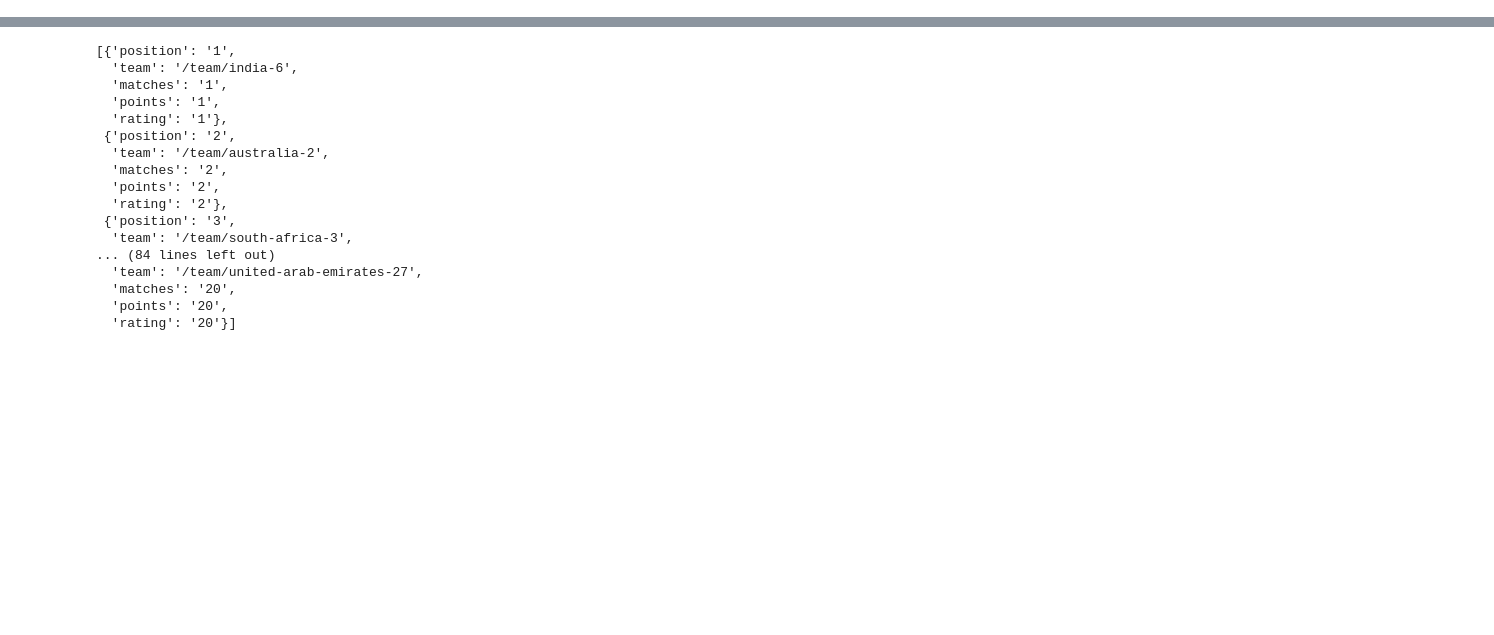
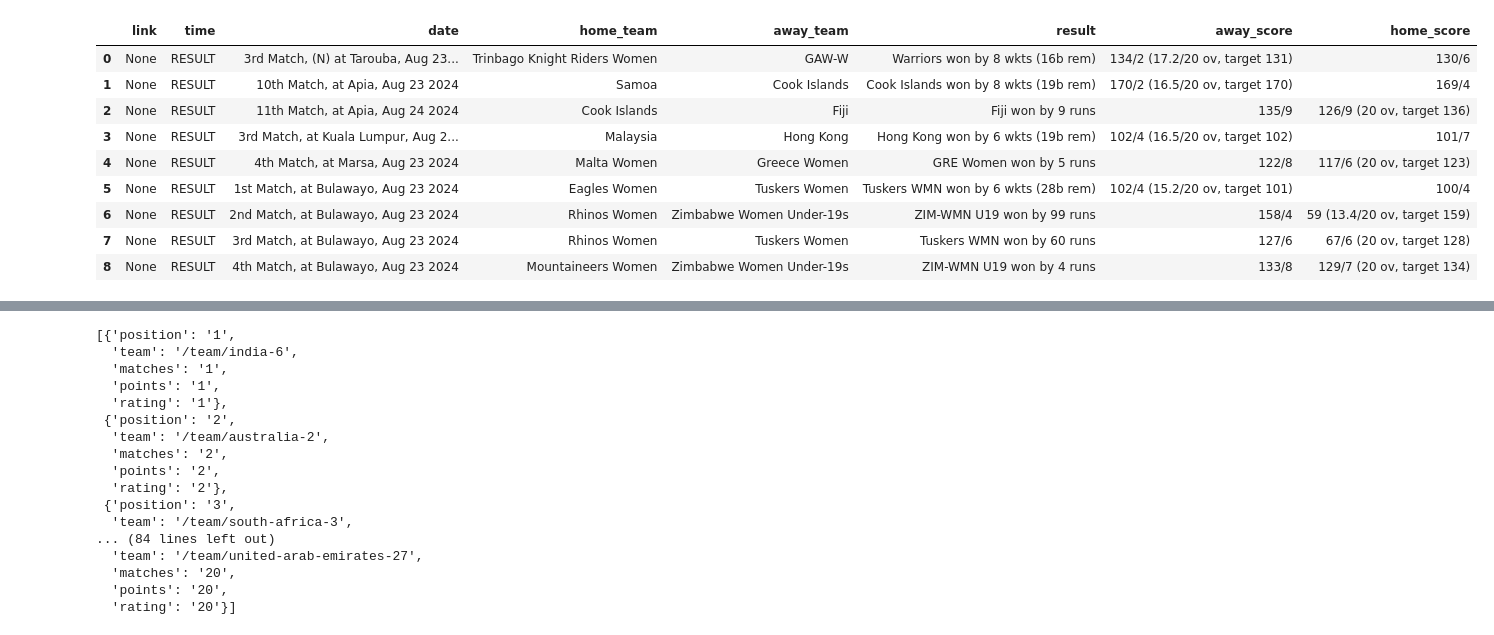
Before and after one commit to Omimishra/Python-Data-science, a Jupyter notebook: project.ipynb, the cells around one changed output, grey strips where cells are left out. Drawn from its saved outputs; the diff is of its cells as text; code cells hidden in the pictures; blank space fills up the shorter version.

Commit message:
#33 working on project: ipl scores

```diff
--- a/project.ipynb
+++ b/project.ipynb
@@ -111,0 +112,14 @@ final_result
+# %%
+df= pd.DataFrame(final_result)
+df
+# %% [output]
+|  | link | time | date | home_team | away_team | result | away_score | home_score |
+| 0 | None | RESULT | 3rd Match, (N) at Tarouba, Aug 23... | Trinbago Knight Riders Women | GAW-W | Warriors won by 8 wkts (16b rem) | 134/2 (17.2/20 ov, target 131) | 130/6 |
+| 1 | None | RESULT | 10th Match, at Apia, Aug 23 2024 | Samoa | Cook Islands | Cook Islands won by 8 wkts (19b rem) | 170/2 (16.5/20 ov, target 170) | 169/4 |
+| 2 | None | RESULT | 11th Match, at Apia, Aug 24 2024 | Cook Islands | Fiji | Fiji won by 9 runs | 135/9 | 126/9 (20 ov, target 136) |
+| 3 | None | RESULT | 3rd Match, at Kuala Lumpur, Aug 2... | Malaysia | Hong Kong | Hong Kong won by 6 wkts (19b rem) | 102/4 (16.5/20 ov, target 102) | 101/7 |
+| 4 | None | RESULT | 4th Match, at Marsa, Aug 23 2024 | Malta Women | Greece Women | GRE Women won by 5 runs | 122/8 | 117/6 (20 ov, target 123) |
+| 5 | None | RESULT | 1st Match, at Bulawayo, Aug 23 2024 | Eagles Women | Tuskers Women | Tuskers WMN won by 6 wkts (28b rem) | 102/4 (15.2/20 ov, target 101) | 100/4 |
+| 6 | None | RESULT | 2nd Match, at Bulawayo, Aug 23 2024 | Rhinos Women | Zimbabwe Women Under-19s | ZIM-WMN U19 won by 99 runs | 158/4 | 59 (13.4/20 ov, target 159) |
+| 7 | None | RESULT | 3rd Match, at Bulawayo, Aug 23 2024 | Rhinos Women | Tuskers Women | Tuskers WMN won by 60 runs | 127/6 | 67/6 (20 ov, target 128) |
+| 8 | None | RESULT | 4th Match, at Bulawayo, Aug 23 2024 | Mountaineers Women | Zimbabwe Women Under-19s | ZIM-WMN U19 won by 4 runs | 133/8 | 129/7 (20 ov, target 134) |
```
Also changed, not shown: parts of 9 cells of this notebook, 1 other file.
